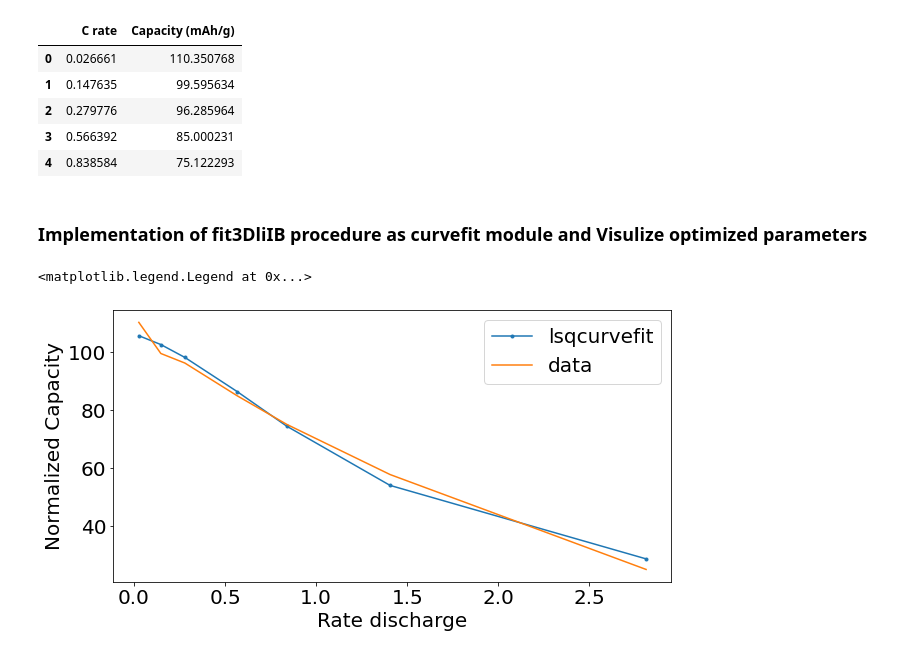
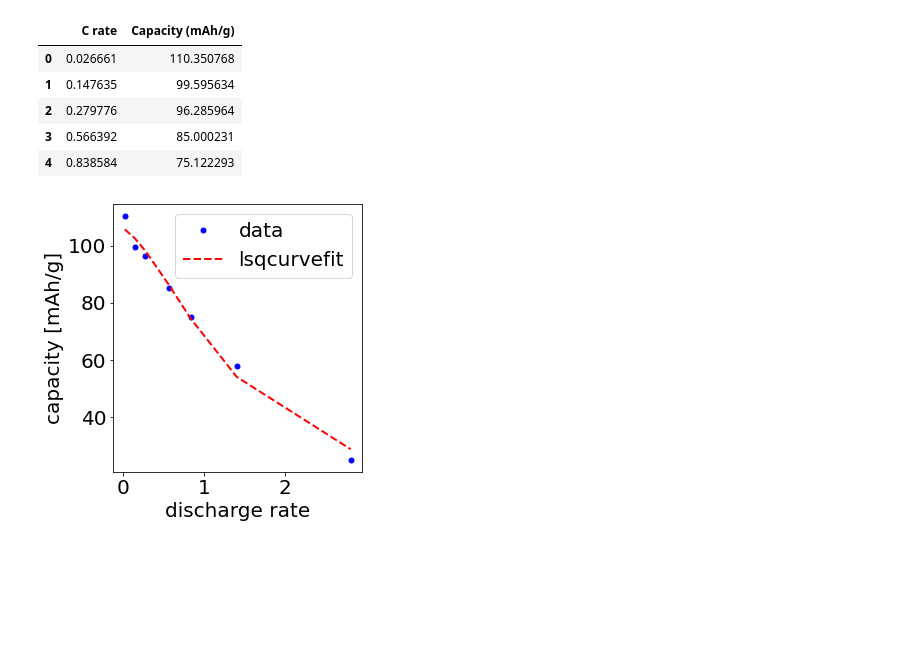
Before and after one commit to BatteryDesign/BatteryRateCap, a Jupyter notebook: Demo/Democurvefit.ipynb, the cells around one changed output. Cells and saved outputs as stored; diff of their text form; code cells hidden in the pictures; blank space fills up the shorter version.

Commit message:
demonstrate fitting procedure with curve fit module for dataset of 3d Lithium ion battery

```diff
--- a/Demo/Democurvefit.ipynb
+++ b/Demo/Democurvefit.ipynb
@@ -17,0 +21,7 @@ matplotlib.rcParams.update({'font.size': 20})
+# %%
+# load dataset
+filepath = os.path.join('../liibattery3d/data', 'liibattery3d_performancelog.xls')
+dframe = pd.read_excel(filepath, sheet_name='3_CapacityRate',
+                       header=[0, 1, 2])
+dframe.head()
+# dframe.columns[0]
@@ -17,0 +70,7 @@ matplotlib.rcParams.update({'font.size': 20})
+# %%
+#The fit module fits the dataset above
+liib3d.fitliib3d()  # we call the fit module
+# And the fit module writes the optimized parameters into a csv file
+filepath_out = os.path.join('../liibattery3d/data', 'fitparametersliib3d.csv')
+dframe_out = pd.read_csv(filepath_out)
+dframe_out.head()
@@ -32,28 +140,37 @@ dframe.head()
 | 2 | 0.279776 | 96.285964 |
 | 3 | 0.566392 | 85.000231 |
 | 4 | 0.838584 | 75.122293 |
-# %% [markdown]
-### Implementation of fit3DliIB procedure as curvefit module and Visulize optimized parameters
 # %%
 # parameters
 tau = 0.5; n = 1; Qcapacity = 100;
 params0 = [tau, n, Qcapacity]  # intial guess parameter
-popt = liib3d.fit(filepath, params0)
+popt, _ = liib3d.fit(params0, filename=filepath)
 # %%
 ### Visualize Result with optimized parameters
+# test data
+xdata = dframe.iloc[: , 0].to_numpy()
+ydata = dframe.iloc[: , 1].to_numpy()
+# parameters
 tau = popt[0]
 n = popt[1]
 specificcapacity = popt[2]
+# use fit parameters to predict capacity
 Rdischarge = xdata
 normQopt = liib3d.fitfunc(Rdischarge, tau, n, specificcapacity)
-
-fig = plt.figure(figsize=(10, 5))
+# compare predicted capacity to known capacity in ydata
+fig = plt.figure(figsize=(5, 5))
 ax = fig.subplots()
-ax.plot(Rdischarge, normQopt, '.-', label='lsqcurvefit')
-ax.plot(xdata, ydata, label='data')
-ax.set_xlabel('Rate discharge')
-ax.set_ylabel('Normalized Capacity')
+ax.plot(xdata, ydata,
+        color='b', marker='o',
+        markersize=5, linestyle='None',
+        label='data')
+ax.plot(Rdischarge, normQopt,
+        color='r',
+        linewidth=2, linestyle='--',
+        label='lsqcurvefit')
+ax.set_xlabel('discharge rate')
+ax.set_ylabel('capacity [mAh/g]')  #mass normalized capacity
 ax.legend()
+plt.tight_layout()
 # %% [output]
-<matplotlib.legend.Legend at 0x...>
-[figure, old version]
+[figure, new version]
```
Also changed, not shown: parts of 13 cells of this notebook.
